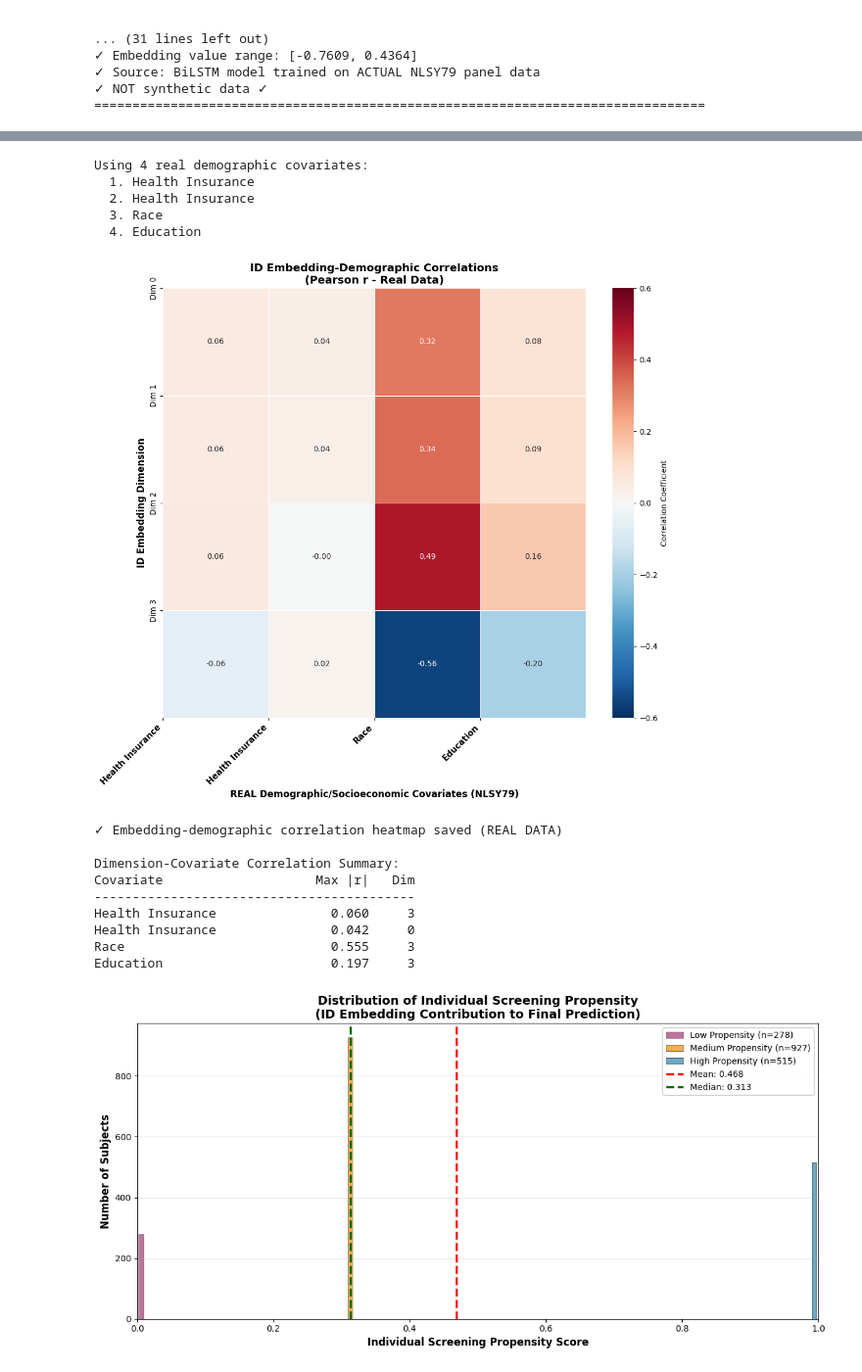
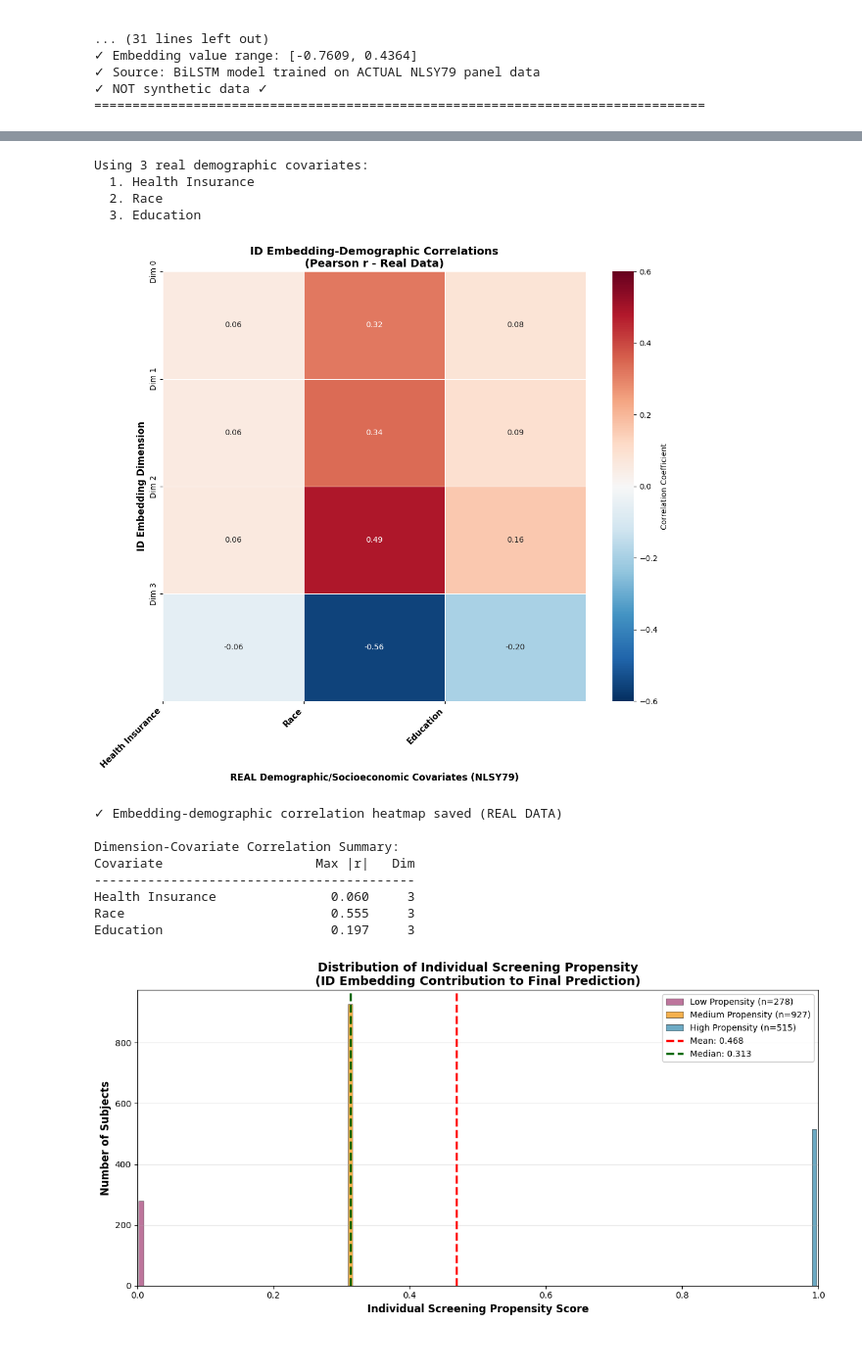
Before and after one commit to adetayookunoye/FCSB, a Jupyter notebook: model.ipynb, the cells around one changed output, grey strips where cells are left out. Shown at 98% size. Drawn from its saved outputs; the diff is of its cells as text; code cells hidden in the pictures.

Commit message:
Update notebook model with fixed covariate heatmap, regenerated embedding visualizations, and updated reviewer notes

```diff
--- a/model.ipynb
+++ b/model.ipynb
@@ -9036,12 +9036,14 @@ covariate_mapping = {
     'age': 'Age',
 }
 
-# Extract real covariates from X_test
+# Extract real covariates from X_test - avoid duplicates by tracking already added labels
+added_labels = set()
 for col in X_test.columns:
     for key, label in covariate_mapping.items():
-        if key.lower() in col.lower():
+        if key.lower() in col.lower() and label not in added_labels:
             covariate_data.append(X_test[col].values)
             key_covariate_names.append(label)
+            added_labels.add(label)
             break
 
 # If we don't have enough real covariates, use what we have
@@ -9069,45 +9071,43 @@ for i in range(embedding_dim):
 
 # Plot heatmap
 fig, ax = plt.subplots(figsize=(11, 10))
 sns.heatmap(correlations, annot=True, fmt='.2f', cmap='RdBu_r', vmin=-0.6, vmax=0.6,
             cbar_kws={'label': 'Correlation Coefficient'}, ax=ax, linewidths=0.5)
 
 ax.set_xticks(range(len(key_covariate_names)))
 ax.set_xticklabels(key_covariate_names, rotation=45, ha='right', fontsize=11, fontweight='bold')
 ax.set_yticks(range(embedding_dim))
 ax.set_yticklabels([f'Dim {i}' for i in range(embedding_dim)], fontsize=10)
 
 ax.set_xlabel('REAL Demographic/Socioeconomic Covariates (NLSY79)', fontsize=12, fontweight='bold')
 ax.set_ylabel('ID Embedding Dimension', fontsize=12, fontweight='bold')
 ax.set_title('ID Embedding-Demographic Correlations\n(Pearson r - Real Data)',
              fontsize=14, fontweight='bold')
 
 plt.tight_layout()
 plt.savefig('id_embeddings_covariate_corr.png', dpi=300, bbox_inches='tight', facecolor='white')
 plt.show()
 
 print("\n✓ Embedding-demographic correlation heatmap saved (REAL DATA)")
 print(f"\nDimension-Covariate Correlation Summary:")
 print(f"{'Covariate':<25} {'Max |r|':>10} {'Dim':>5}")
 print("-" * 42)
 for j, cov in enumerate(key_covariate_names):
     max_corr = np.max(np.abs(correlations[:, j]))
     max_corr_dim = np.argmax(np.abs(correlations[:, j]))
     print(f"{cov:<25} {max_corr:>10.3f} {max_corr_dim:>5}")
 # %% [output]
-Using 4 real demographic covariates:
+Using 3 real demographic covariates:
   1. Health Insurance
-  2. Health Insurance
-  3. Race
-  4. Education
+  2. Race
+  3. Education
-[figure, old version]
+[figure, new version]
 ✓ Embedding-demographic correlation heatmap saved (REAL DATA)
 
 Dimension-Covariate Correlation Summary:
 Covariate                    Max |r|   Dim
 ------------------------------------------
 Health Insurance               0.060     3
-Health Insurance               0.042     0
 Race                           0.555     3
 Education                      0.197     3
 # %%
```
Also changed, not shown: parts of 1 cell of this notebook, 2 other files.
